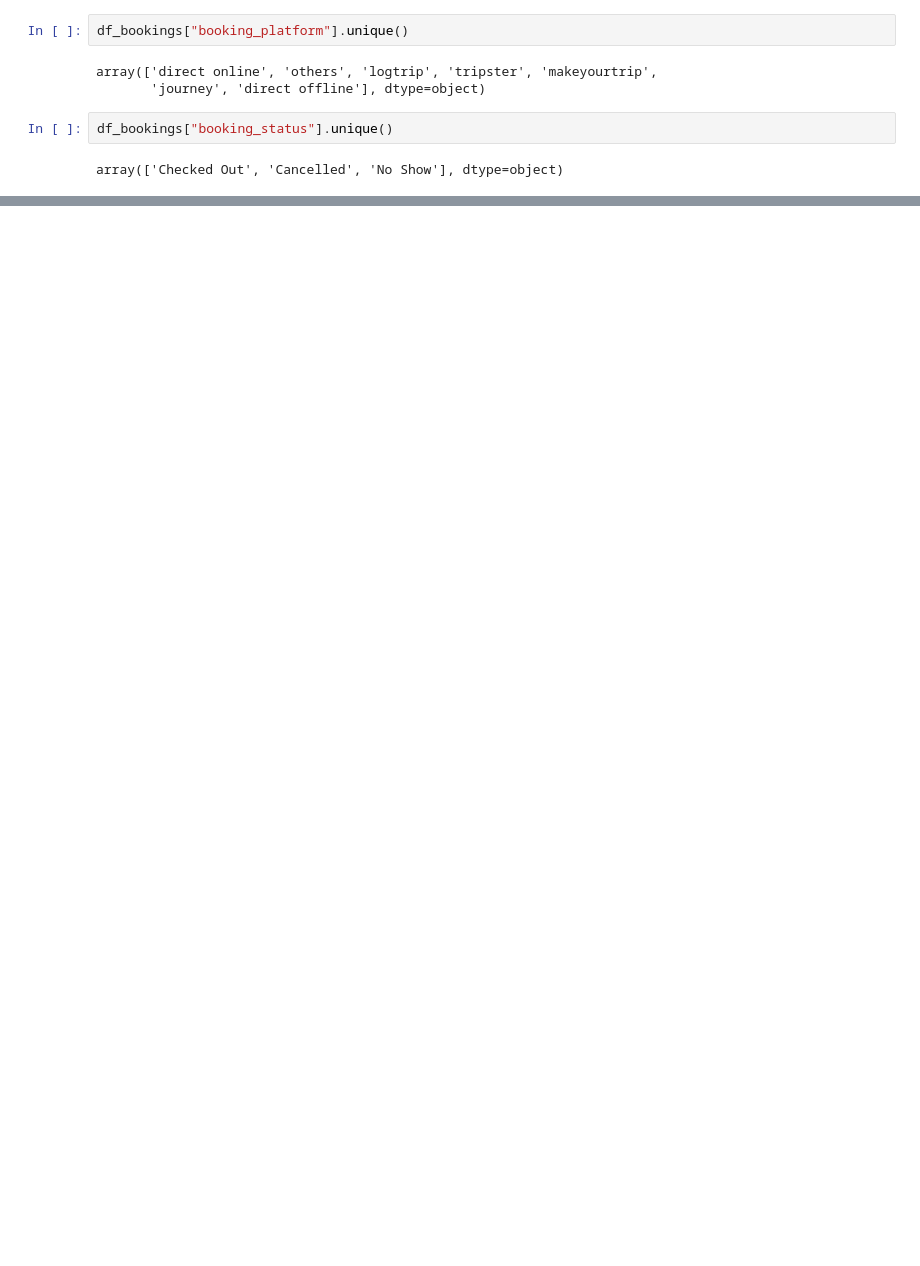
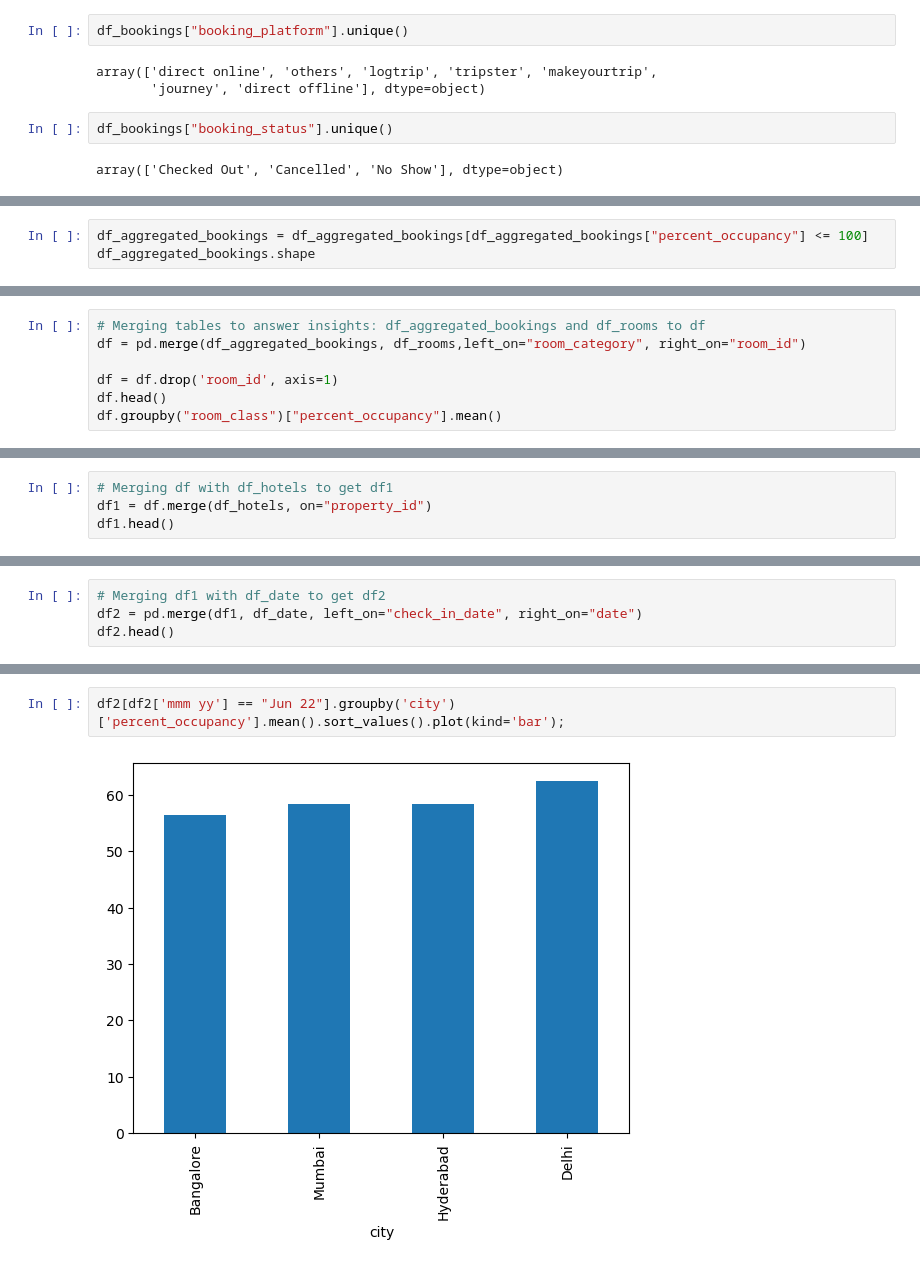
Before and after one commit to gbotosh/Hospitality_Project, a Jupyter notebook: atiq_hotels_project.ipynb, the cells around one changed output, grey strips where cells are left out. Saved outputs shown, nothing was run; the diff lists cells and outputs as text; blank space fills up the shorter version.

Commit message:
Data transformation and insights added

```diff
--- a/atiq_hotels_project.ipynb
+++ b/atiq_hotels_project.ipynb
@@ -148,0 +334,3 @@ df_aggregated_bookings[df_aggregated_bookings["capacity"] == df_aggregated_booki
+# %%
+df_aggregated_bookings = df_aggregated_bookings[df_aggregated_bookings["percent_occupancy"] <= 100]
+df_aggregated_bookings.shape
@@ -148,0 +353,7 @@ df_aggregated_bookings[df_aggregated_bookings["capacity"] == df_aggregated_booki
+# %%
+# Merging tables to answer insights: df_aggregated_bookings and df_rooms to df
+df = pd.merge(df_aggregated_bookings, df_rooms,left_on="room_category", right_on="room_id")
+
+df = df.drop('room_id', axis=1)
+df.head()
+df.groupby("room_class")["percent_occupancy"].mean()
@@ -148,0 +387,4 @@ df_aggregated_bookings[df_aggregated_bookings["capacity"] == df_aggregated_booki
+# %%
+# Merging df with df_hotels to get df1
+df1 = df.merge(df_hotels, on="property_id")
+df1.head()
@@ -148,0 +426,4 @@ df_aggregated_bookings[df_aggregated_bookings["capacity"] == df_aggregated_booki
+# %%
+# Merging df1 with df_date to get df2
+df2 = pd.merge(df1, df_date, left_on="check_in_date", right_on="date")
+df2.head()
@@ -148,0 +457,4 @@ df_aggregated_bookings[df_aggregated_bookings["capacity"] == df_aggregated_booki
+# %%
+df2[df2['mmm yy'] == "Jun 22"].groupby('city')['percent_occupancy'].mean().sort_values().plot(kind='bar');
+# %% [output]
+[figure, added]
```
Also changed, not shown: parts of 72 cells of this notebook.
